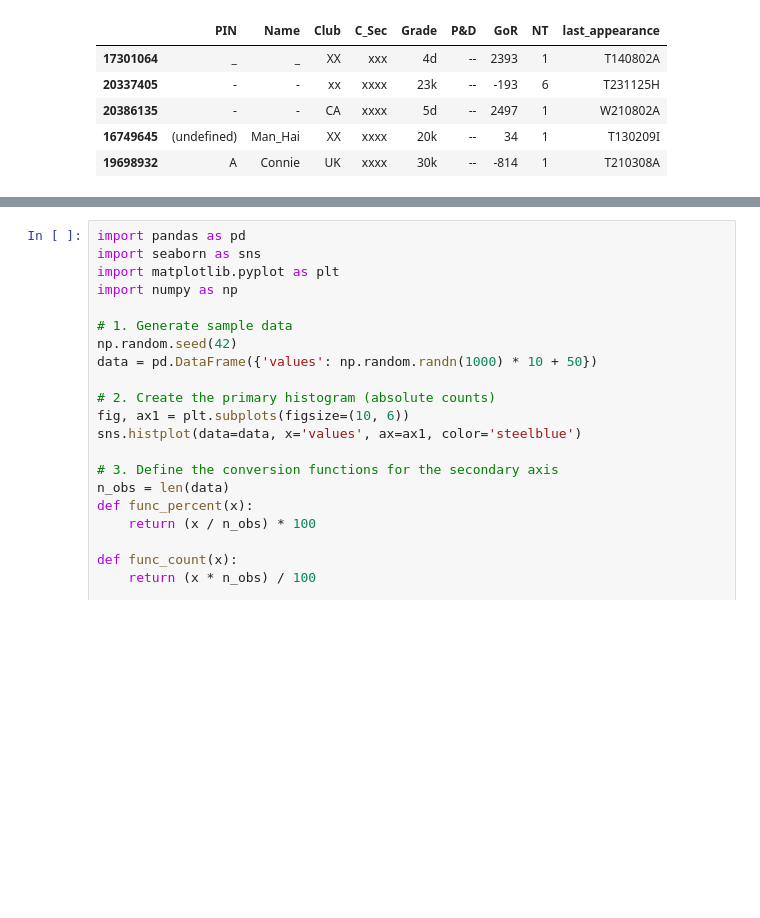
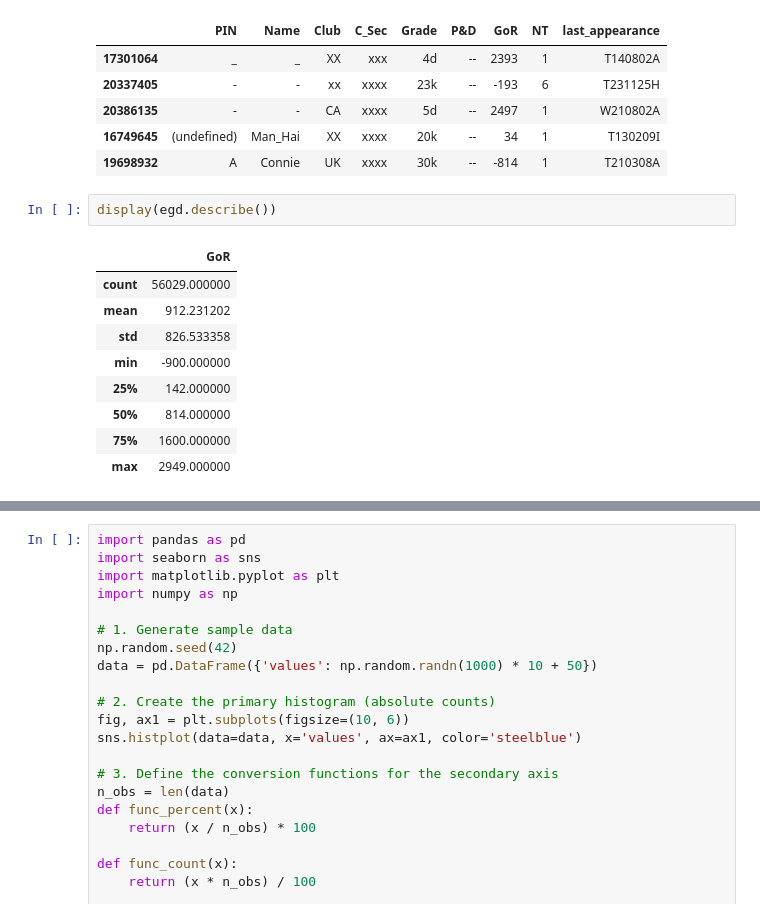
Before and after one commit to psygo/data_playground, a Jupyter notebook: notebooks/egd.ipynb, the cells around one changed output, grey strips where cells are left out. Drawn from its saved outputs; the diff is of its cells as text; blank space fills up the shorter version.

```diff
--- a/notebooks/egd.ipynb
+++ b/notebooks/egd.ipynb
@@ -26,6 +27,18 @@ display(egd.head())
 | 20386135 | - | - | CA | xxxx | 5d | -- | 2497 | 1 | W210802A |
 | 16749645 | (undefined) | Man_Hai | XX | xxxx | 20k | -- | 34 | 1 | T130209I |
 | 19698932 | A | Connie | UK | xxxx | 30k | -- | -814 | 1 | T210308A |
+# %%
+display(egd.describe())
+# %% [output]
+|  | GoR |
+| count | 56029.000000 |
+| mean | 912.231202 |
+| std | 826.533358 |
+| min | -900.000000 |
+| 25% | 142.000000 |
+| 50% | 814.000000 |
+| 75% | 1600.000000 |
+| max | 2949.000000 |
 # %%
 print(f'Total Number of Players: {egd.shape[0]}')
 # %% [output]
```
Also changed, not shown: parts of 5 cells of this notebook.
